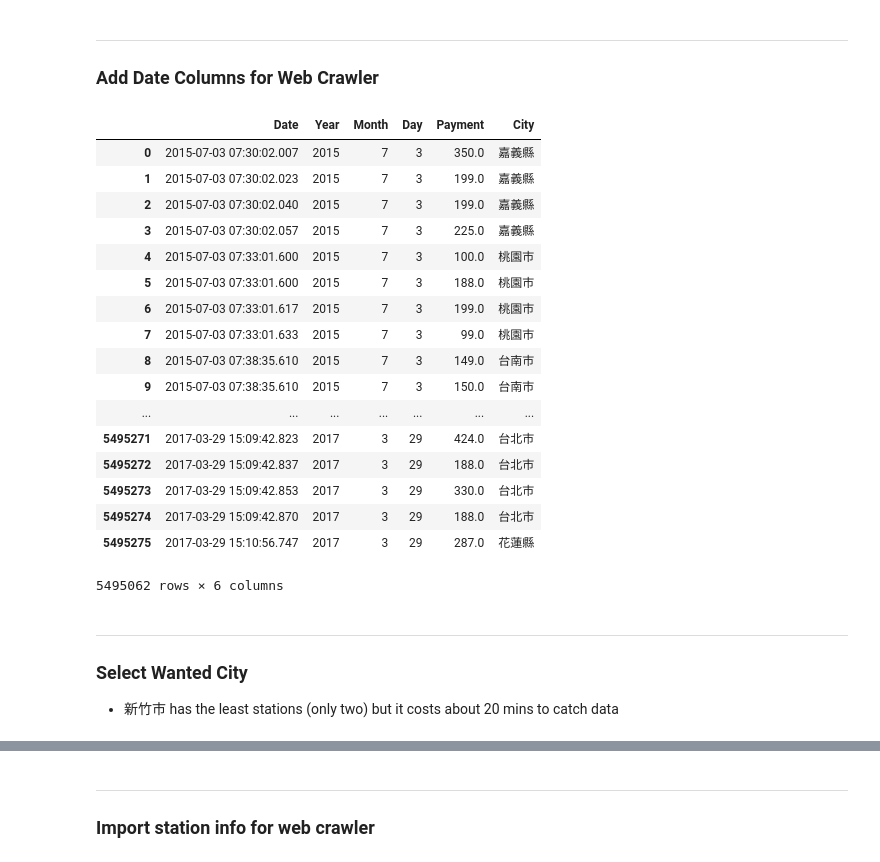
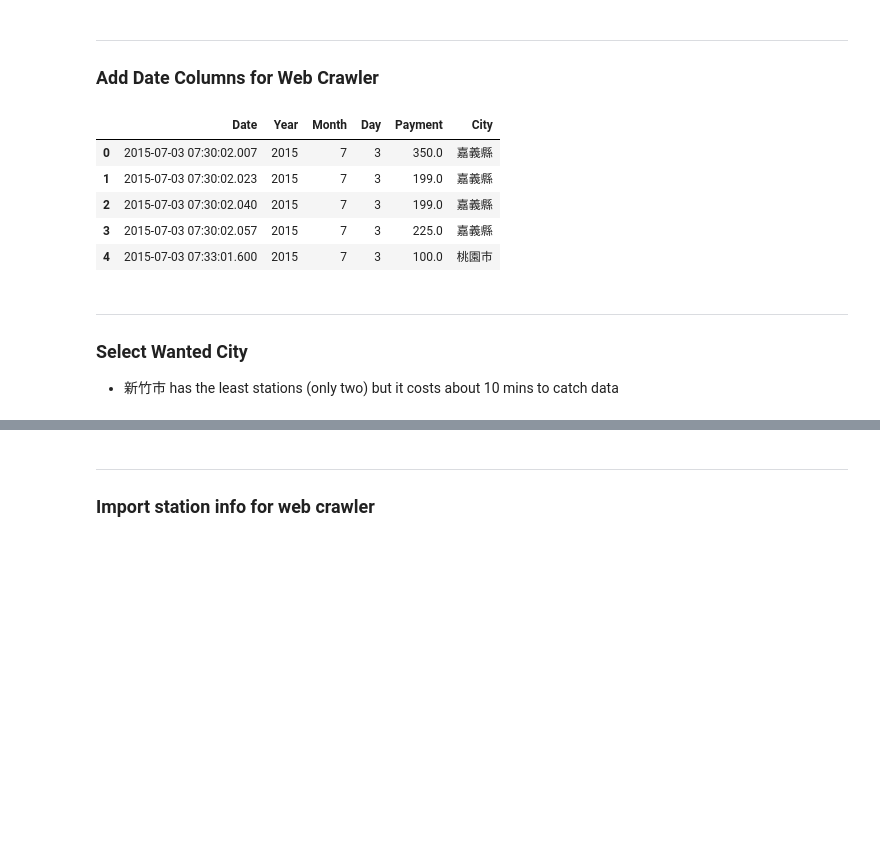
Before and after one commit to snowflakedong/107-1_Python_Project, a Jupyter notebook: Week_2/Class.ipynb, the cells around one changed output, grey strips where cells are left out. Saved outputs shown, nothing was run; the diff lists cells and outputs as text; code cells hidden in the pictures; blank space fills up the shorter version.

```diff
--- a/Week_2/Class.ipynb
+++ b/Week_2/Class.ipynb
@@ -91,31 +91,19 @@ array(['嘉義縣', '桃園市', '台南市', '新北市', '新竹市', '台北
 # %%
 data.insert(1, 'Year', pd.DatetimeIndex(data['Date']).year.astype('str'))
 data.insert(2, 'Month', pd.DatetimeIndex(data['Date']).month.astype('str'))
 data.insert(3, 'Day', pd.DatetimeIndex(data['Date']).day.astype('str'))
-data
+data.head()
 # %% [output]
 |  | Date | Year | Month | Day | Payment | City |
 | 0 | 2015-07-03 07:30:02.007 | 2015 | 7 | 3 | 350.0 | 嘉義縣 |
 | 1 | 2015-07-03 07:30:02.023 | 2015 | 7 | 3 | 199.0 | 嘉義縣 |
 | 2 | 2015-07-03 07:30:02.040 | 2015 | 7 | 3 | 199.0 | 嘉義縣 |
 | 3 | 2015-07-03 07:30:02.057 | 2015 | 7 | 3 | 225.0 | 嘉義縣 |
 | 4 | 2015-07-03 07:33:01.600 | 2015 | 7 | 3 | 100.0 | 桃園市 |
-| 5 | 2015-07-03 07:33:01.600 | 2015 | 7 | 3 | 188.0 | 桃園市 |
-| 6 | 2015-07-03 07:33:01.617 | 2015 | 7 | 3 | 199.0 | 桃園市 |
-| 7 | 2015-07-03 07:33:01.633 | 2015 | 7 | 3 | 99.0 | 桃園市 |
-| 8 | 2015-07-03 07:38:35.610 | 2015 | 7 | 3 | 149.0 | 台南市 |
-| 9 | 2015-07-03 07:38:35.610 | 2015 | 7 | 3 | 150.0 | 台南市 |
-| ... | ... | ... | ... | ... | ... | ... |
-| 5495271 | 2017-03-29 15:09:42.823 | 2017 | 3 | 29 | 424.0 | 台北市 |
-| 5495272 | 2017-03-29 15:09:42.837 | 2017 | 3 | 29 | 188.0 | 台北市 |
-| 5495273 | 2017-03-29 15:09:42.853 | 2017 | 3 | 29 | 330.0 | 台北市 |
-| 5495274 | 2017-03-29 15:09:42.870 | 2017 | 3 | 29 | 188.0 | 台北市 |
-| 5495275 | 2017-03-29 15:10:56.747 | 2017 | 3 | 29 | 287.0 | 花蓮縣 |
-5495062 rows × 6 columns
 # %% [markdown]
 ---
 ### Select Wanted City
-* 新竹市 has the least stations (only two) but it costs about 20 mins to catch data
+* 新竹市 has the least stations (only two) but it costs about 10 mins to catch data
 # %%
 Hsinchu = data[data['City']=='新竹市']
 group = Hsinchu.groupby(['City', 'Year', 'Month', 'Day']).sum()
```
Also changed, not shown: parts of 7 cells of this notebook.
